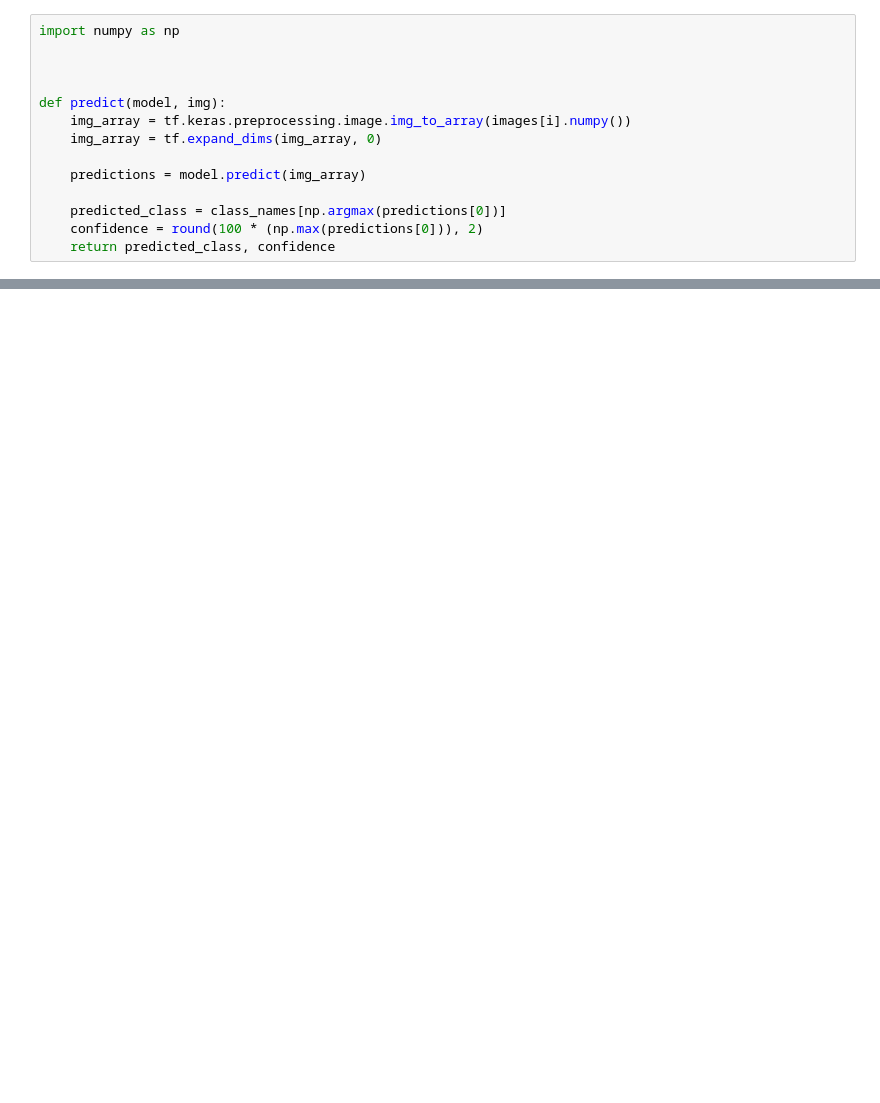
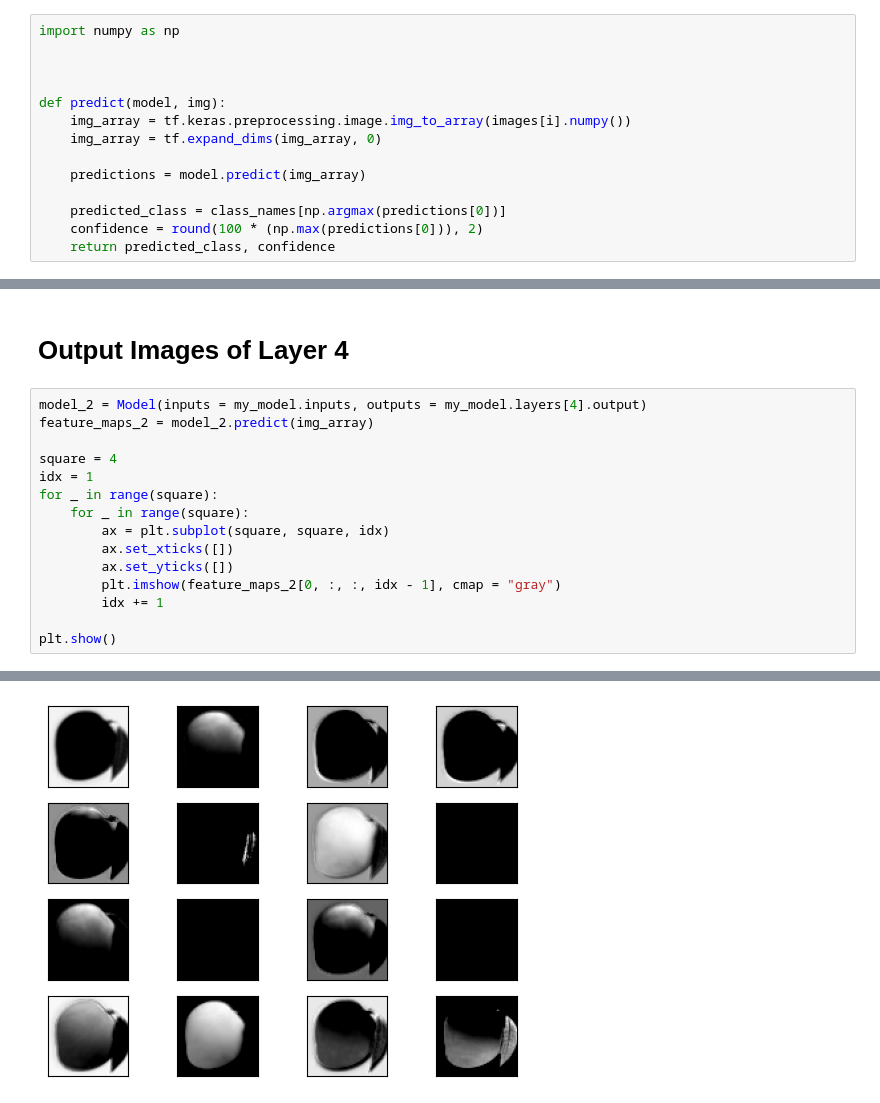
Before and after one commit to RolvinNoronha/mango-detection, a Jupyter notebook: mango-type-detection.ipynb, the cells around one changed output, grey strips where cells are left out. Drawn from its saved outputs; the diff is of its cells as text; blank space fills up the shorter version.

```diff
--- a/mango-type-detection.ipynb
+++ b/mango-type-detection.ipynb
@@ -265,0 +362,18 @@ plt.show()
+# %% [markdown]
+# Output Images of Layer 4
+# %%
+model_2 = Model(inputs = my_model.inputs, outputs = my_model.layers[4].output)
+feature_maps_2 = model_2.predict(img_array)
+
+square = 4
+idx = 1
+for _ in range(square):
+    for _ in range(square):
+        ax = plt.subplot(square, square, idx)
+        ax.set_xticks([])
+        ax.set_yticks([])
+        plt.imshow(feature_maps_2[0, :, :, idx - 1], cmap = "gray")
+        idx += 1
+
+plt.show()
+# %% [output]
@@ -265,0 +381 @@ plt.show()
+[figure, added]
```
Also changed, not shown: parts of 30 cells of this notebook, 11 other files.
